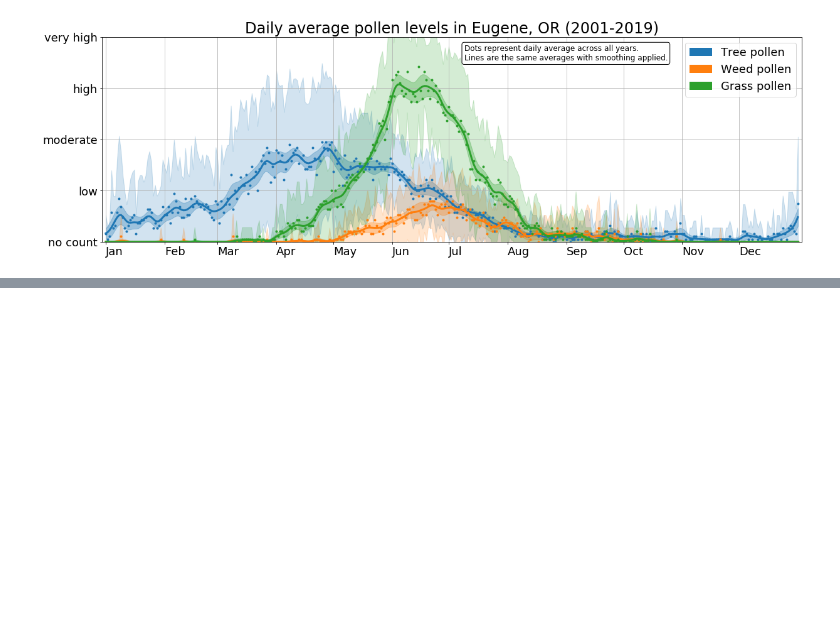
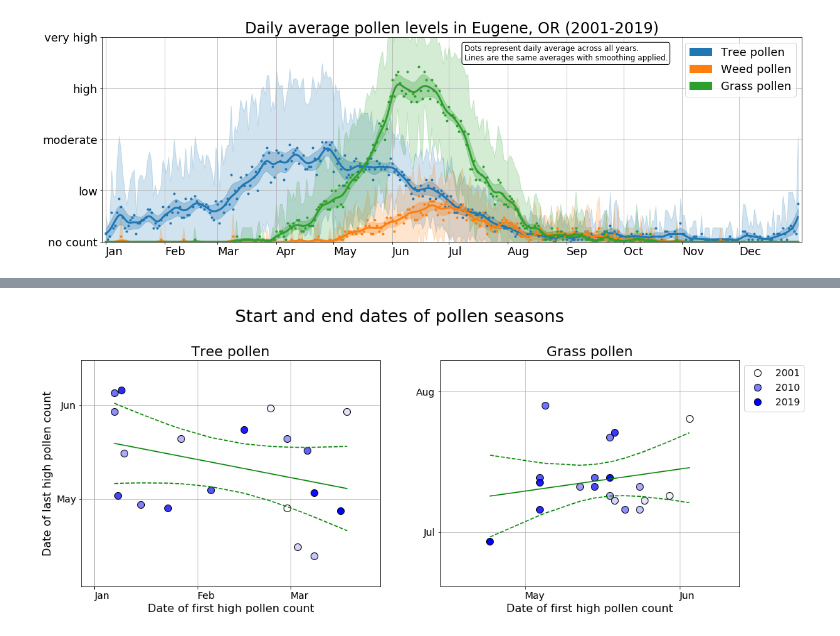
Before and after one commit to pdqnguyen/allergy, a Jupyter notebook: analysis.ipynb, the cells around one changed output, grey strips where cells are left out. Saved outputs shown, nothing was run; the diff lists cells and outputs as text; code cells hidden in the pictures; blank space fills up the shorter version.

```diff
--- a/analysis.ipynb
+++ b/analysis.ipynb
@@ -339,0 +235,40 @@ fig.show()
+# %%
+fig, ax = plt.subplots(1, 2, figsize=(17, 6))
+fig.suptitle("Start and end dates of pollen seasons", y=1.05, fontsize=25)
+years = np.unique(df.index.year)
+label_years = [2001, 2010, 2019]
+cmap = plt.cm.jet
+for i, col in enumerate(['trees', 'grass']):
+    last, first = np.zeros((2, len(years)))
+    for j, year in enumerate(years):
+        series = df[col][df.index.year == year]
+        series = series[series.values > 2][:-1]
+        last[j] = series.index.dayofyear[-1]
+        first[j] = series.index.dayofyear[0]
+        alpha = (year - years[0]) / (years[-1] - years[0])
+        label = year if year in label_years else None
+        ax[i].plot(first[j], last[j], 'bo', ms=10, markerfacecolor=(0, 0, 1, alpha), markeredgecolor='k', label=label)
+    sort_idx = np.argsort(first)
+    x, y = first[sort_idx], last[sort_idx]
+    yfit, ci_low, ci_upp = linear_fit(x, y)
+    ax[i].plot(x, yfit, 'g')
+    ax[i].plot(x, ci_low, 'g--')
+    ax[i].plot(x, ci_upp, 'g--')
+    ax[i].set_title(col_labels[col], size=20)
+    ax[i].set_xlabel("Date of first high pollen count", size=16)
+    if i == 0:
+        ax[i].set_ylabel("Date of last high pollen count", size=16)
+    ax[i].tick_params(labelsize=14)
+    ax[i].set_xticks(monthstartdays)
+    ax[i].set_xticklabels(months, ha='left')
+    ax[i].set_yticks(monthstartdays)
+    ax[i].set_yticklabels(months)
+    ax[i].set_xlim(first.min() - 10, first.max() + 10)
+    ax[i].set_ylim(last.min() - 10, last.max() + 10)
+    ax[i].grid()
+    if i == 1:
+        ax[i].legend(loc='upper left', bbox_to_anchor=(1, 1), fontsize=14)
+# fig.savefig('plots/eug-or-monthly.png')
+plt.show()
+# %% [output]
+[figure, added]
```
Also changed, not shown: parts of 15 cells of this notebook.
